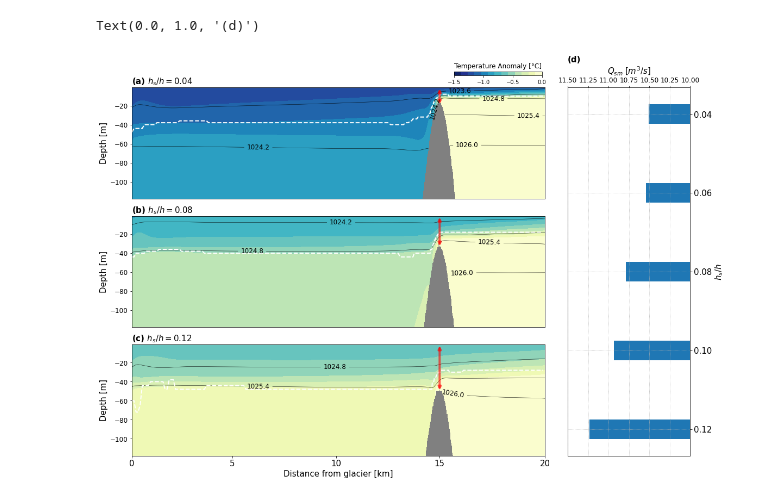
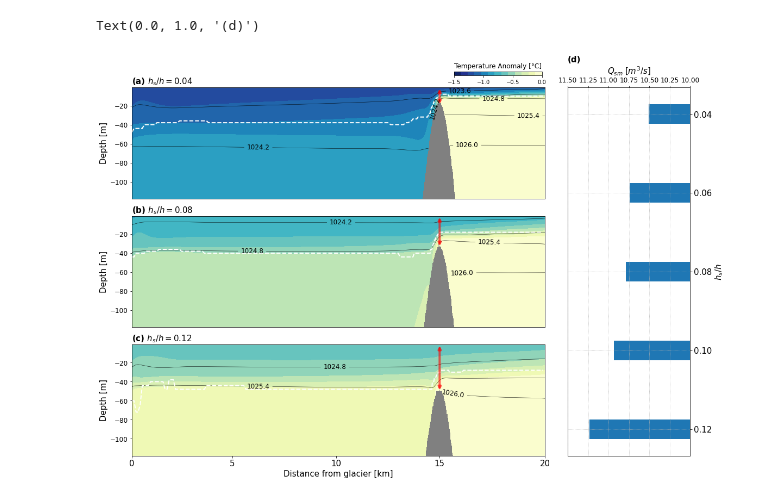
Before and after one commit to weiyangbao/Jupyter-Iceplume, a Jupyter notebook: Base_Case.ipynb, the cells around one changed output. Drawn from its saved outputs; the diff is of its cells as text; code cells hidden in the pictures.

```diff
--- a/Base_Case.ipynb
+++ b/Base_Case.ipynb
@@ -67,7 +67,7 @@ def State(Hs):
             h1[i-1] = -depth[l]+3
 
     for j in range(len(h1)-1):
-        if np.abs(h1[j+1]-h1[j]) > 50:
+        if np.abs(h1[j+1]-h1[j]) > 30:
             h1[j+1] = h1[j]
 
     return (x_dist, depth, pt, rho, h1)
@@ -388,35 +388,35 @@ ax3.set_xlim([x3[1],x3[-1]])
 ax3.set_facecolor('grey')
 ax3.set_xticks([x3[1], 5, 10, 15, x3[-1]])
 ax3.set_xticklabels(["0","5","10","15","20"], size=15)
 ax3.set_xlabel('Distance from glacier [km]', size=15)
 
 
 
 #ax4.plot(Qsm,[1,2,3,4,5],'o-',lw=3)
 #ax4.bar(Qsm, [1,2,3,4,5])
-Qsm[1] -= 0.1
+Qsm[1] -= 0.2 # Manually adjustment
 ax4.barh([1,2,3,4,5],Qsm,height=0.25)
 ax4.set_xlim([10,11.5])
 #ax4.barh(2+0.25,Qsm[1], height=0.25)
 
 ax4.grid(linestyle=':')
 ax4.invert_yaxis()
 ax4.invert_xaxis()
 ax4.tick_params(labelsize=12)
 
 ax4.yaxis.tick_right()
 ax4.yaxis.set_label_position("right")
 ax4.set_yticks([1, 2, 3, 4, 5])
 ax4.set_yticklabels(['0.04','0.06','0.08','0.10','0.12'], size=15)
 ax4.set_ylabel(r'$h_s/h$', size=15)
 
 ax4.set_xlabel(r'$Q_{sm}\;[m^3/s]$', size=15, weight='bold')
 ax4.xaxis.set_label_position('top')
 ax4.xaxis.set_ticks_position('top') # this moves the ticks to the top
 ax4.set_title('(d)', loc='left', size=15, weight='bold')
 # %% [output]
 Text(0.0, 1.0, '(d)')
-[figure, old version]
+[figure, new version]
 # %%
 Qsm
 # %%
```
Also changed, not shown: parts of 1 cell of this notebook, 1 other file.
